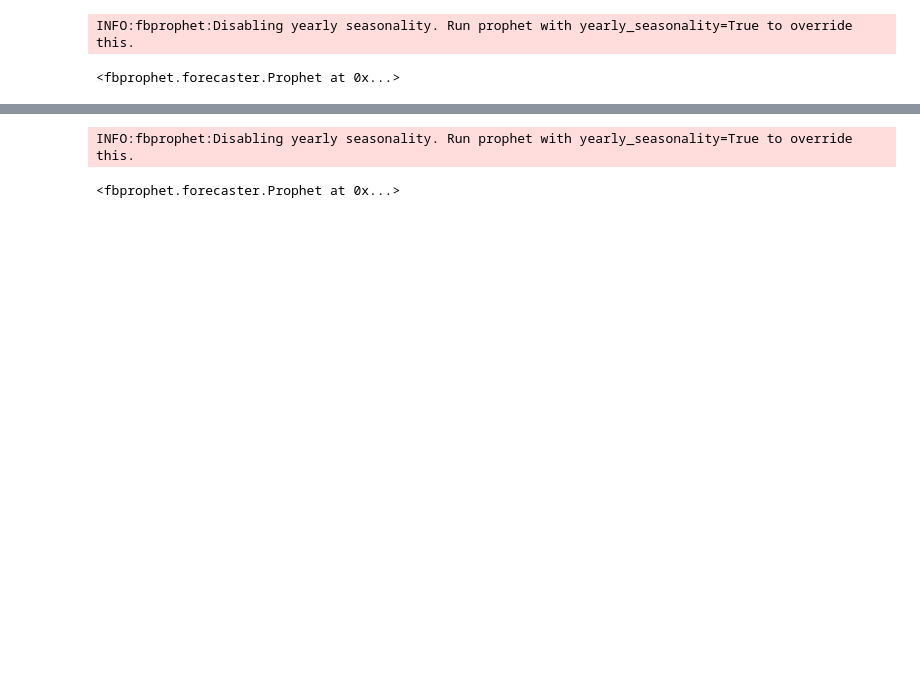
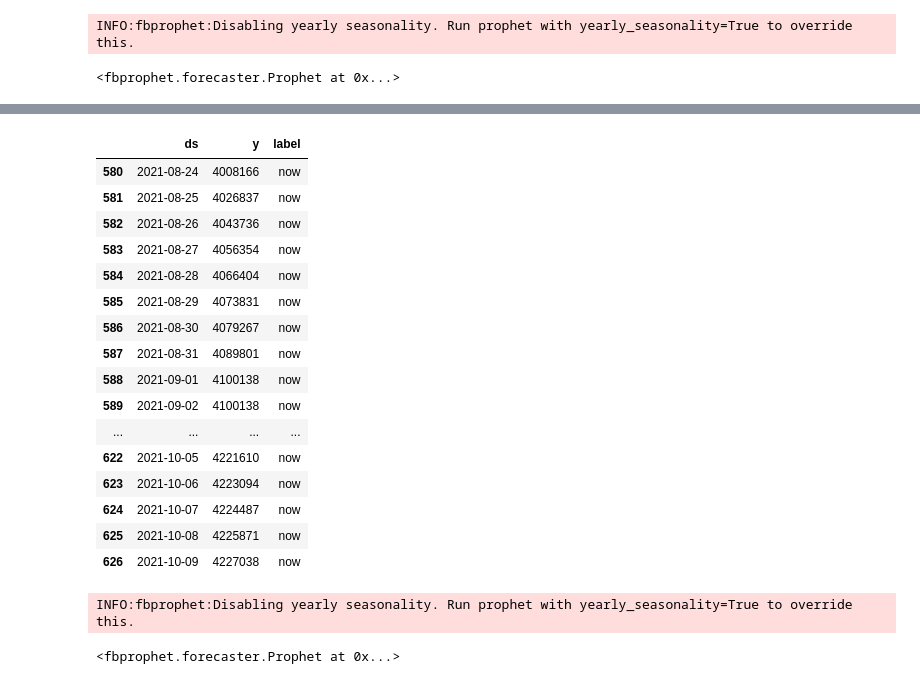
Before and after one commit to elvanselvano/cybertrend-datathon, a Jupyter notebook: modelling/COVID_19_Forecasting_Indonesia_Prophet.ipynb, the cells around one changed output, grey strips where cells are left out. Saved outputs shown, nothing was run; the diff lists cells and outputs as text; code cells hidden in the pictures; blank space fills up the shorter version.

```diff
--- a/modelling/COVID_19_Forecasting_Indonesia_Prophet.ipynb
+++ b/modelling/COVID_19_Forecasting_Indonesia_Prophet.ipynb
@@ -152,2 +233,23 @@ Root Mean Square Error: 102342.65733683942
+# %%
+df2 = df[(df['ds'] >= '2021-08-24') & (df['ds'] <= '2021-10-09')]
+df2
+# %% [output]
+|  | ds | y | label |
+| 580 | 2021-08-24 | 4008166 | now |
+| 581 | 2021-08-25 | 4026837 | now |
+| 582 | 2021-08-26 | 4043736 | now |
+| 583 | 2021-08-27 | 4056354 | now |
+| 584 | 2021-08-28 | 4066404 | now |
+| 585 | 2021-08-29 | 4073831 | now |
+| 586 | 2021-08-30 | 4079267 | now |
+| 587 | 2021-08-31 | 4089801 | now |
+| 588 | 2021-09-01 | 4100138 | now |
+| 589 | 2021-09-02 | 4100138 | now |
+| ... | ... | ... | ... |
+| 622 | 2021-10-05 | 4221610 | now |
+| 623 | 2021-10-06 | 4223094 | now |
+| 624 | 2021-10-07 | 4224487 | now |
+| 625 | 2021-10-08 | 4225871 | now |
+| 626 | 2021-10-09 | 4227038 | now |
 # %%
 from fbprophet import Prophet
```
Also changed, not shown: parts of 34 cells of this notebook, 1 other file.
